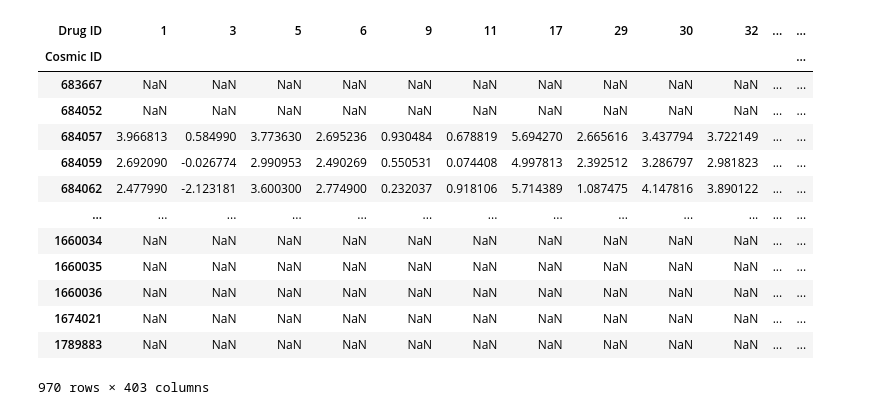
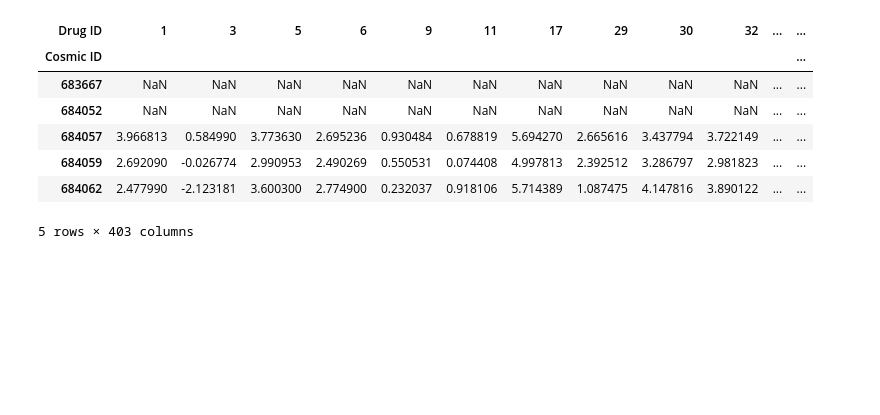
Before and after one commit to UroGenus/GDSC_Pancreatic_study, a Jupyter notebook: compute_correlation.ipynb, the cells around one changed output. Drawn from its saved outputs; the diff is of its cells as text; code cells hidden in the pictures; blank space fills up the shorter version.

```diff
--- a/compute_correlation.ipynb
+++ b/compute_correlation.ipynb
@@ -27,12 +29,17 @@ def gen_corr_df(data, method, name):
 # %%
 # PATH TO GDSC dataset downloaded from https://www.cancerrxgene.org/downloads/drug_data?screening_set=GDSC1
-gdsc_drug_response = pd.read_csv('YOUR PATH')
+#gdsc_drug_response = pd.read_csv('YOUR PATH')
+gdsc_drug_response = pd.read_csv('/Users/katja/Projects/ProstateCancer/databases/GDSC/PANCANCER_IC_Wed Dec  6 11_52_08 2023.csv')
 # drug pathways, downloaded from the above link under Preview: drugs included in download (.csv)
-drug_pathways = pd.read_csv('drug_pathways.csv')
+#drug_pathways = pd.read_csv('YOUR PATH')
+drug_pathways = pd.read_csv('/Users/katja/Projects/ProstateCancer/databases/GDSC/drug_pathways.csv')
 
 gdsc_drug_response['IC50/max con'] = gdsc_drug_response['IC50'] / gdsc_drug_response['Max Conc']
 gdsc_drug_response['IC50 zscore'] = gdsc_drug_response['Z score']
-gdsc_drug_response
+
+gdsc_drug_response = gdsc_drug_response.merge(drug_pathways[['drug_id', 'pathway_name']],
+                                              how = 'left', left_on = 'Drug ID', right_on = 'drug_id')
+gdsc_drug_response.head()
 # %% [output]
 |  | Drug Name | Drug ID | Cell Line Name | Cosmic ID | TCGA Classification | Tissue | Tissue Sub-type | IC50 | ... |
 | 0 | Erlotinib | 1 | ES5 | 684057 | UNCLASSIFIED | bone | ewings_sarcoma | 3.966813 | ... |
@@ -50,24 +50,18 @@ gdsc_drug_response
 # %%
 def pivot_column(colname, df):
     return gdsc_drug_response.pivot(index='Cosmic ID', values = colname, columns = 'Drug ID')
 
 gdsc_IC50_df = pivot_column('IC50', gdsc_drug_response)
-gdsc_IC50_df
+gdsc_IC50_df.head()
 # %% [output]
 | Drug ID | 1 | 3 | 5 | 6 | 9 | 11 | 17 | 29 | 30 | 32 | ... | ... |
 | Cosmic ID |  |  |  |  |  |  |  |  |  |  |  | ... |
 | 683667 | NaN | NaN | NaN | NaN | NaN | NaN | NaN | NaN | NaN | NaN | ... | ... |
 | 684052 | NaN | NaN | NaN | NaN | NaN | NaN | NaN | NaN | NaN | NaN | ... | ... |
 | 684057 | 3.966813 | 0.584990 | 3.773630 | 2.695236 | 0.930484 | 0.678819 | 5.694270 | 2.665616 | 3.437794 | 3.722149 | ... | ... |
 | 684059 | 2.692090 | -0.026774 | 2.990953 | 2.490269 | 0.550531 | 0.074408 | 4.997813 | 2.392512 | 3.286797 | 2.981823 | ... | ... |
 | 684062 | 2.477990 | -2.123181 | 3.600300 | 2.774900 | 0.232037 | 0.918106 | 5.714389 | 1.087475 | 4.147816 | 3.890122 | ... | ... |
-| ... | ... | ... | ... | ... | ... | ... | ... | ... | ... | ... | ... | ... |
-| 1660034 | NaN | NaN | NaN | NaN | NaN | NaN | NaN | NaN | NaN | NaN | ... | ... |
-| 1660035 | NaN | NaN | NaN | NaN | NaN | NaN | NaN | NaN | NaN | NaN | ... | ... |
-| 1660036 | NaN | NaN | NaN | NaN | NaN | NaN | NaN | NaN | NaN | NaN | ... | ... |
-| 1674021 | NaN | NaN | NaN | NaN | NaN | NaN | NaN | NaN | NaN | NaN | ... | ... |
-| 1789883 | NaN | NaN | NaN | NaN | NaN | NaN | NaN | NaN | NaN | NaN | ... | ... |
-970 rows × 403 columns
+5 rows × 403 columns
 # %%
 gdsc_pears_corr_df = gen_corr_df(pivot_column('IC50', gdsc_drug_response), 'pearson', 'IC50')
 gdsc_spear_corr_df = gen_corr_df(pivot_column('IC50', gdsc_drug_response), 'spearman', 'IC50')
```
Also changed, not shown: parts of 21 cells of this notebook, 2 other files.
